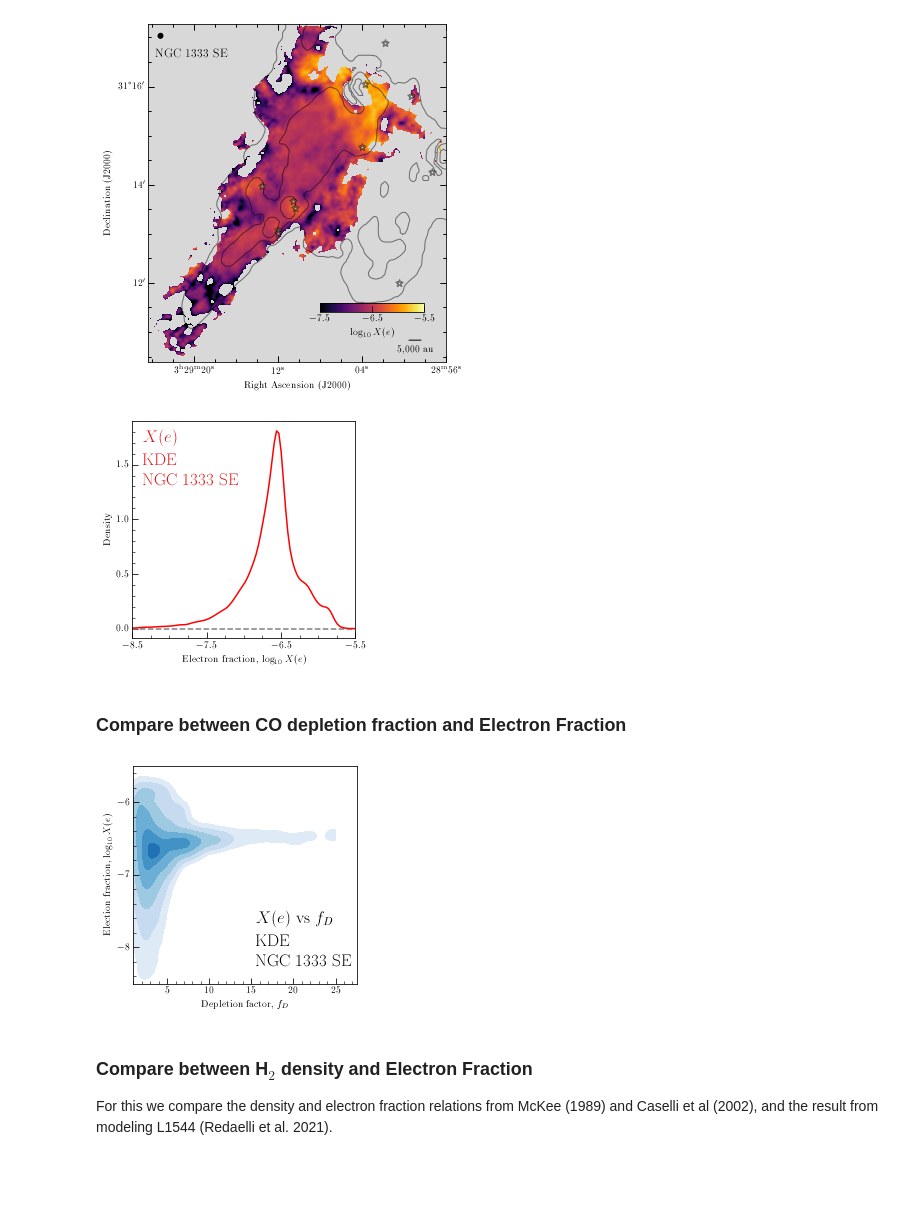
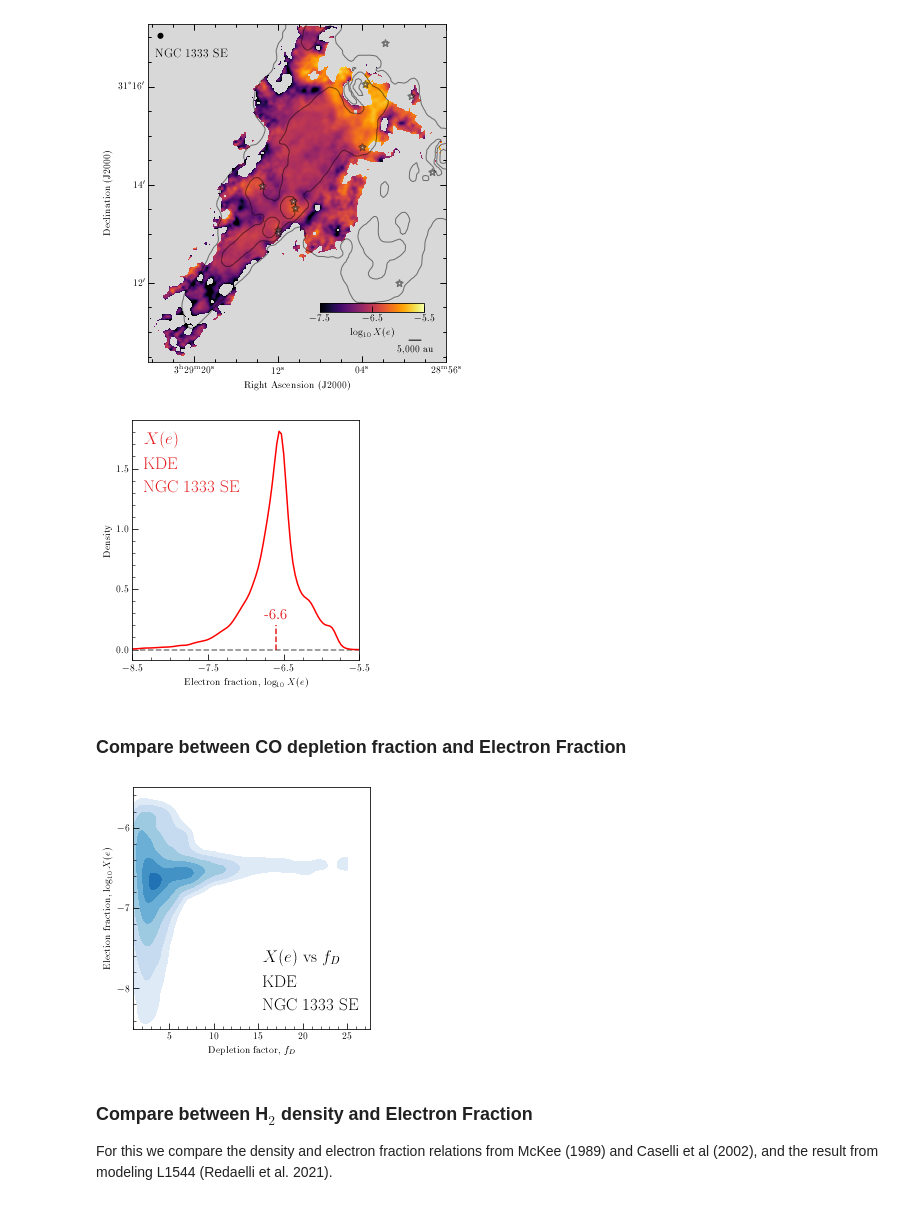
Before and after one commit to jpinedaf/NGC1333_NOEMA_Ions, a Jupyter notebook: NGC1333_Ions_Calculations.ipynb, the cells around one changed output. Cells and saved outputs as stored; diff of their text form; code cells hidden in the pictures; blank space fills up the shorter version.

```diff
--- a/NGC1333_Ions_Calculations.ipynb
+++ b/NGC1333_Ions_Calculations.ipynb
@@ -693,34 +697,43 @@ xrange = np.array([-8.5, -5.5])
 gd_xe = np.isfinite(log_xe)
 # wt = 1 / NH3_dv[log_xe]**2
 #
 kde_log_xe = stats.gaussian_kde(log_xe[gd_xe])#, weights=wt)
+median_log10_xe = np.round(np.median(log_xe[gd_xe].value), decimals=1)
+
 x_sample = np.linspace(xrange[0], xrange[1], num=100)
 log_xe_sample = np.reshape(kde_log_xe(x_sample).T, x_sample.shape)
 
 fig, ax = plt.subplots(figsize=(4, 4))
 ax.plot(xrange, [0, 0], color='gray', linestyle='--')
 ax.plot(x_sample, log_xe_sample, color='red', label=r'$\sigma_v$')
 #
 ax.text(0.05, 0.9,  r'$X(e)$', color=color_kde[0],
         transform=ax.transAxes, size=17, weight=60)
 ax.text(0.05, 0.8,  r'KDE', color=color_kde[0],
         transform=ax.transAxes, size=17, weight=60)
 ax.text(0.05, 0.7,  r'NGC 1333 SE', color=color_kde[0],
         transform=ax.transAxes, size=17, weight=60)
 
 ax.set_xlabel(r"Electron fraction, $\log_{10} X(e)$")
 ax.set_ylabel(r"Density")
 ax.set_xlim(xrange)
 
+# plot median value
+ax.plot([median_log10_xe, median_log10_xe], [0, 0.2],
+        color=color_kde[0], linestyle='--')
+ax.text(median_log10_xe, 0.25, median_log10_xe, color=color_kde[0],
+        horizontalalignment='center', size=15, weight=60)
+
 ax.xaxis.set_minor_locator(MultipleLocator(0.25))
 ax.yaxis.set_minor_locator(MultipleLocator(0.1))
 
 ax.set_xticks([-8.5, -7.5, -6.5, -5.5])
 ax.set_yticks([0, 0.5, 1, 1.5])
 
+plt.tight_layout()
 fig.savefig('figs/NGC1333_log_xe_KDE.pdf', dpi=100, bbox_inches='tight')
 # %% [output]
-[figure, old version]
+[figure, new version]
 # %% [markdown]
 ### Compare between CO depletion fraction and Electron Fraction
 # %%
@@ -763,9 +776,10 @@ ax.set_yticks([-8, -7, -6])
 ax.xaxis.set_minor_locator(MultipleLocator(1))
 ax.yaxis.set_minor_locator(MultipleLocator(0.2))
 #
+plt.tight_layout()
 fig.savefig('figs/NGC1333_log_xe_fd_KDE.pdf', dpi=100, bbox_inches='tight')
 # %% [output]
-[figure, old version]
+[figure, new version]
 # %% [markdown]
 ### Compare between H$_2$ density and Electron Fraction
 For this we compare the density and electron fraction relations from McKee (1989) and Caselli et al (2002), and the result from modeling L1544 (Redaelli et al. 2021).
```
Also changed, not shown: parts of 17 cells of this notebook.
